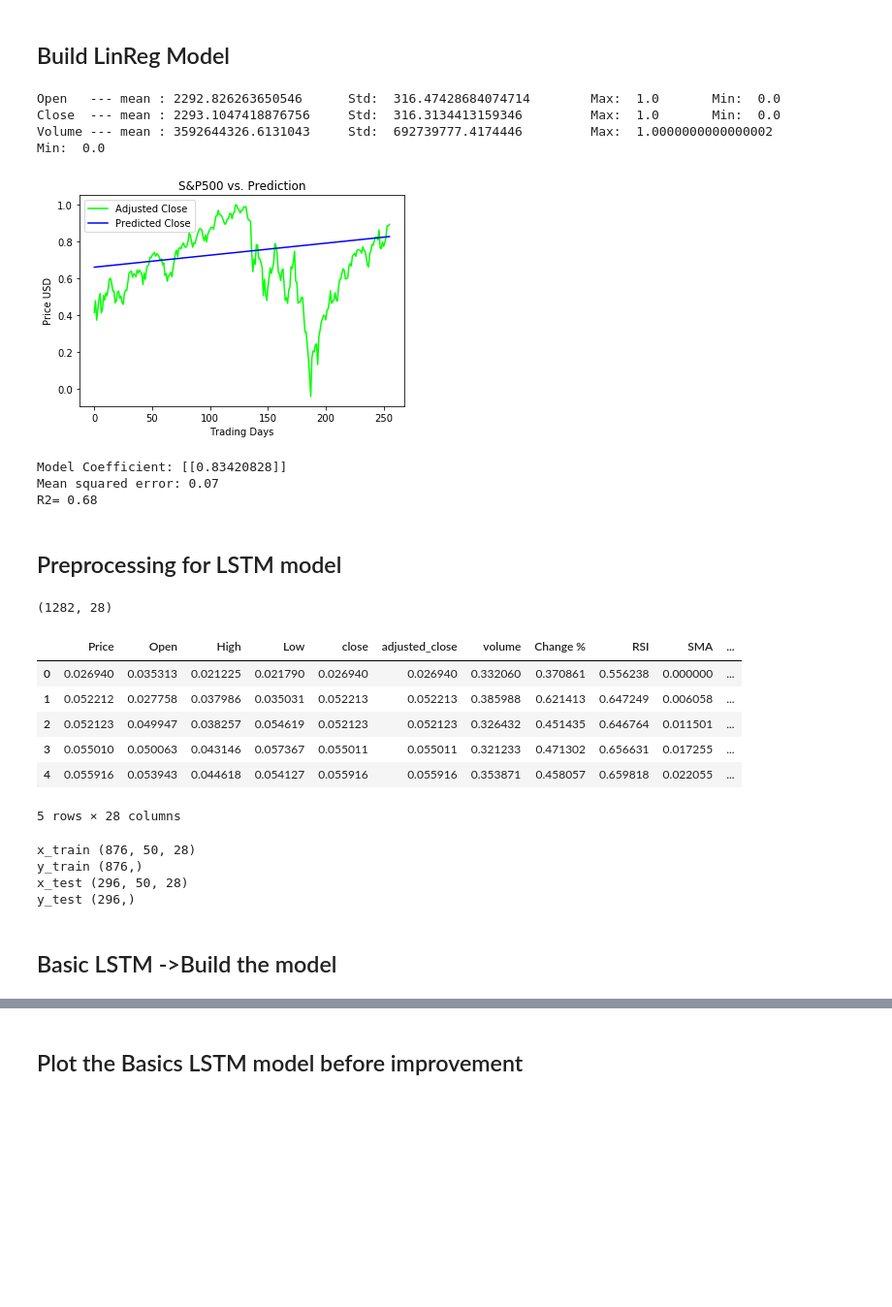
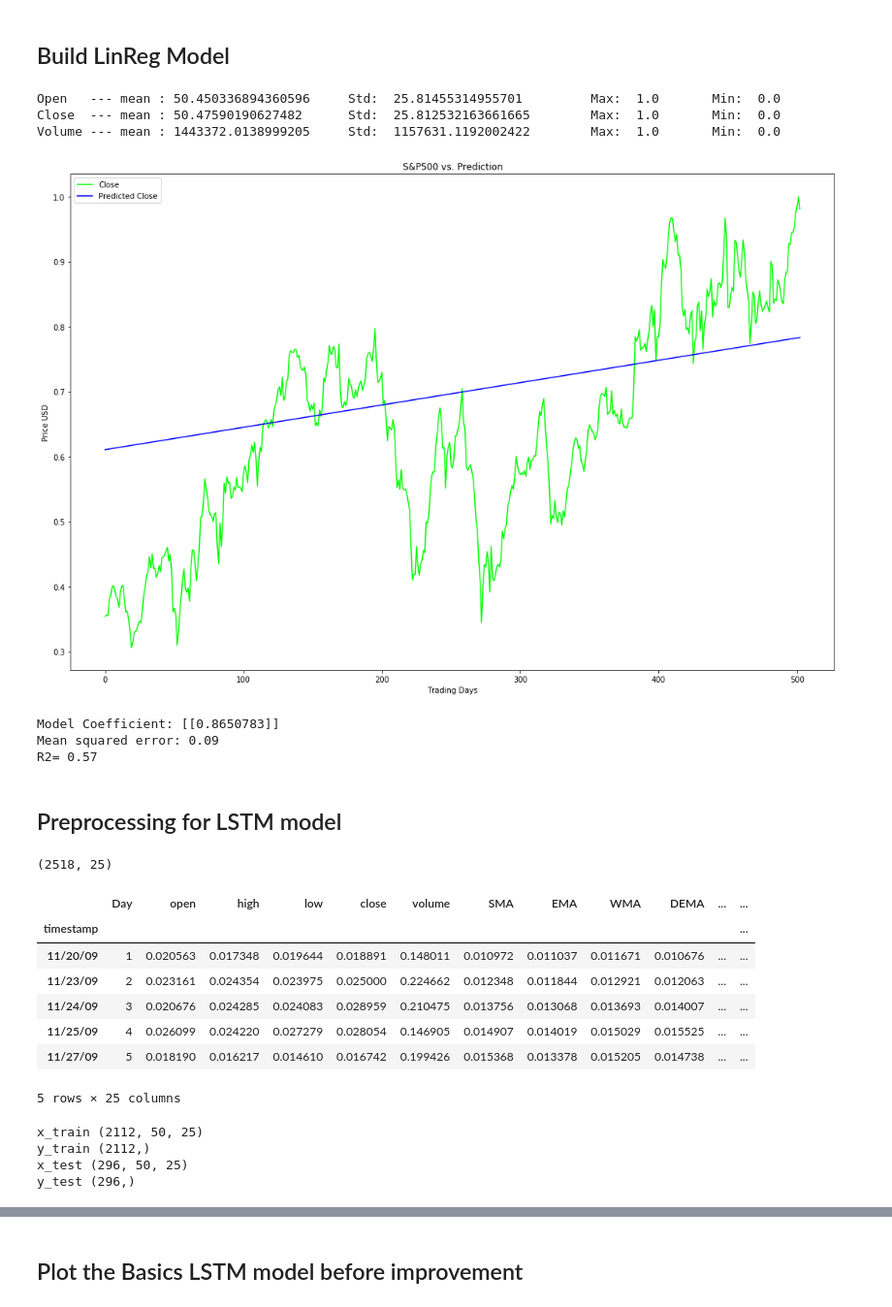
Before and after one commit to mjworthington/Online_ML_4803, a Jupyter notebook: NASDAQ_Predictor&NN.ipynb, the cells around one changed output, grey strips where cells are left out. Shown at 97% size. Saved outputs shown, nothing was run; the diff lists cells and outputs as text; code cells hidden in the pictures; blank space fills up the shorter version.

```diff
--- a/NASDAQ_Predictor&NN.ipynb
+++ b/NASDAQ_Predictor&NN.ipynb
@@ -108,6 +101,6 @@ Using TensorFlow backend.
 # %%
-Xs = data.drop(['adjusted_close'], axis=1)
-y = data['adjusted_close'].values.reshape(-1,1)
+Xs = data.drop(['close'], axis=1)
+y = data['close'].values.reshape(-1,1)
 
 lasso = Lasso()
 
@@ -277,14 +265,9 @@ sns.clustermap(corr)
 ## Linear Regression
 # %%
 data_2=pd.DataFrame()
-data_2=pd.read_csv('SP500hist_data.csv',header=0,encoding = 'unicode_escape')
-#take out the comma in string objects and convert them to a floating point #
-data_2['Price'] = data_2["Price"].apply(lambda x: float(x.split()[0].replace(',', '')))
-data_2['Open'] = data_2["Open"].apply(lambda x: float(x.split()[0].replace(',', '')))
-data_2['High'] = data_2["High"].apply(lambda x: float(x.split()[0].replace(',', '')))
-data_2['Low'] = data_2["Low"].apply(lambda x: float(x.split()[0].replace(',', '')))
-data_2['Change %'] = data_2["Change %"].apply(lambda x: float(x.split()[0].replace('%', '')))
-# print(data_2.head())
+index=0
+data_2=pd.read_csv('NASDAQ_FEATURES.csv',header=0,encoding = 'unicode_escape',index_col=index)
+# print(data_2)
 
 def scale_range(x, input_range, target_range):
 
@@ -300,10 +283,10 @@ def train_test_split_linear_regression(data_2):
 
     # Convert dataframe columns to numpy arrays for scikit learn
     # fix this later
-    for index, row in data.iterrows():
+    for index, row in data_2.iterrows():
         # print([np.array(row['close'])])
         feature.append([row['Day']])
-        label.append([(row['adjusted_close'])])
+        label.append([(row['close'])])
 
 
     # Regularize the feature and target arrays and store min/max of input data for rescaling later
@@ -317,7 +300,7 @@ def train_test_split_linear_regression(data_2):
 
     # Define Test/Train Split 80/20
     split = .2
-    split = int(math.floor(len(data['Day']) * split))
+    split = int(math.floor(len(data_2['Day']) * split))
 
     # Set up training and test sets
     X_train = feature_scaled[:-split]
@@ -327,7 +310,7 @@ def train_test_split_linear_regression(data_2):
     y_test = label_scaled[-split:]
 
     return X_train, X_test, y_train, y_test, label_range
-X_train, X_test, y_train, y_test, label_range= train_test_split_linear_regression(data_2)
+X_train, X_test, y_train, y_test, label_range= train_test_split_linear_regression(data)
 # %% [markdown]
 ## Build LinReg Model
 # %%
@@ -347,68 +330,70 @@ def predict_prices(model, x, label_range):
     predictions_rescaled, re_range = scale_range(predicted_price, input_range=[-1.0, 1.0], target_range=label_range)
 
     return predictions_rescaled.flatten()
-print("Open   --- mean :", np.mean(data_2['Open']),  "  \t Std: ", np.std(data_2['Open']),  "  \t Max: ", np.max(normalized_stocks['Open']),  "  \t Min: ", np.min(normalized_stocks['Open']))
+print("Open   --- mean :", np.mean(data_2['open']),  "  \t Std: ", np.std(data_2['open']),  "  \t Max: ", np.max(normalized_stocks['open']),  "  \t Min: ", np.min(normalized_stocks['open']))
 print("Close  --- mean :", np.mean(data_2['close']), "  \t Std: ", np.std(data_2['close']), "  \t Max: ", np.max(normalized_stocks['close']), "  \t Min: ", np.min(normalized_stocks['close']))
 print("Volume --- mean :", np.mean(data_2['volume']),"  \t Std: ", np.std(data_2['volume']),"  \t Max: ", np.max(normalized_stocks['volume']),"  \t Min: ", np.min(normalized_stocks['volume']))
 # %% [output]
-Open   --- mean : 2292.826263650546      Std:  316.47428684074714        Max:  1.0       Min:  0.0
-Close  --- mean : 2293.1047418876756     Std:  316.3134413159346         Max:  1.0       Min:  0.0
-Volume --- mean : 3592644326.6131043     Std:  692739777.4174446         Max:  1.0000000000000002        Min:  0.0
+Open   --- mean : 50.450336894360596     Std:  25.81455314955701         Max:  1.0       Min:  0.0
+Close  --- mean : 50.47590190627482      Std:  25.812532163661665        Max:  1.0       Min:  0.0
+Volume --- mean : 1443372.0138999205     Std:  1157631.1192002422        Max:  1.0       Min:  0.0
 # %%
 
 import matplotlib.pyplot as plt
 import numpy as np
 from sklearn import datasets, linear_model
 from sklearn.metrics import mean_squared_error, r2_score
-def plot_prediction(actual, prediction, title='S&P500 vs. Prediction', y_label='Price USD', x_label='Trading Days'):
+def plot_prediction(actual, prediction, title='Actual NASDAQ vs Prediction', y_label='Price USD', x_label='Trading Days'):
 
     fig = plt.figure()
     ax = fig.add_subplot(111)
 
     # Add labels
     plt.ylabel(y_label)
     plt.xlabel(x_label)
 
     # Plot actual and predicted close values
 
-    plt.plot(actual, '#00FF00', label='Adjusted Close')
+    plt.plot(actual, '#00FF00', label='Close')
     plt.plot(prediction, '#0000FF', label='Predicted Close')
 
     # Set title
     ax.set_title(title)
     ax.legend(loc='upper left')
     plt.show()
 # Building the model for simple linear regression
 model=build_model(X_train,y_train)
 simple_predictions=predict_prices(model,X_test, label_range)
 plot_prediction(y_test,simple_predictions)
 print('Model Coefficient:',model.coef_)
 # print(X_train.shape, X_test.shape, y_train.shape, y_test.shape)
 print("Mean squared error: %.2f"
       % mean_squared_error(X_train, y_train))
 print('R2= %.2f' % r2_score(X_train, y_train))
 # %% [output]
-[figure, old version]
+[figure, new version]
-Model Coefficient: [[0.83420828]]
-Mean squared error: 0.07
-R2= 0.68
+Model Coefficient: [[0.8650783]]
+Mean squared error: 0.09
+R2= 0.57
 # %% [markdown]
 ## Preprocessing for LSTM model
 # %%
 import os
-normalIzed_stocks=data
-normalized_stocks=normalized_stocks.drop('Day',1)
+normalized_stocks=data_2
+# normalized_stocks=normalized_stocks.drop('Day',1)
+normalized_stocks=get_normalized_data(normalized_stocks,feature_list,scaler='MinMaxScaler()')
 display(normalized_stocks.shape)
 display(normalized_stocks.head())
 # %% [output]
-(1282, 28)
+(2518, 25)
-|  | Price | Open | High | Low | close | adjusted_close | volume | Change % | RSI | SMA | ... |
-| 0 | 0.026940 | 0.035313 | 0.021225 | 0.021790 | 0.026940 | 0.026940 | 0.332060 | 0.370861 | 0.556238 | 0.000000 | ... |
-| 1 | 0.052212 | 0.027758 | 0.037986 | 0.035031 | 0.052213 | 0.052213 | 0.385988 | 0.621413 | 0.647249 | 0.006058 | ... |
-| 2 | 0.052123 | 0.049947 | 0.038257 | 0.054619 | 0.052123 | 0.052123 | 0.326432 | 0.451435 | 0.646764 | 0.011501 | ... |
-| 3 | 0.055010 | 0.050063 | 0.043146 | 0.057367 | 0.055011 | 0.055011 | 0.321233 | 0.471302 | 0.656631 | 0.017255 | ... |
-| 4 | 0.055916 | 0.053943 | 0.044618 | 0.054127 | 0.055916 | 0.055916 | 0.353871 | 0.458057 | 0.659818 | 0.022055 | ... |
+|  | Day | open | high | low | close | volume | SMA | EMA | WMA | DEMA | ... | ... |
+| timestamp |  |  |  |  |  |  |  |  |  |  |  | ... |
+| 11/20/09 | 1 | 0.020563 | 0.017348 | 0.019644 | 0.018891 | 0.148011 | 0.010972 | 0.011037 | 0.011671 | 0.010676 | ... | ... |
+| 11/23/09 | 2 | 0.023161 | 0.024354 | 0.023975 | 0.025000 | 0.224662 | 0.012348 | 0.011844 | 0.012921 | 0.012063 | ... | ... |
+| 11/24/09 | 3 | 0.020676 | 0.024285 | 0.024083 | 0.028959 | 0.210475 | 0.013756 | 0.013068 | 0.013693 | 0.014007 | ... | ... |
+| 11/25/09 | 4 | 0.026099 | 0.024220 | 0.027279 | 0.028054 | 0.146905 | 0.014907 | 0.014019 | 0.015029 | 0.015525 | ... | ... |
+| 11/27/09 | 5 | 0.018190 | 0.016217 | 0.014610 | 0.016742 | 0.199426 | 0.015368 | 0.013378 | 0.015205 | 0.014738 | ... | ... |
-5 rows × 28 columns
+5 rows × 25 columns
 # %%
 def train_test_split_lstm(stocks, prediction_time=1, test_data_size=300, unroll_length=50):
 
@@ -416,11 +401,11 @@ def train_test_split_lstm(stocks, prediction_time=1, test_data_size=300, unroll_
     test_data_cut = test_data_size + unroll_length + 1
 
     x_train = stocks[0:-prediction_time - test_data_cut].as_matrix()
-    y_train = stocks[prediction_time:-test_data_cut]['adjusted_close'].as_matrix()
+    y_train = stocks[prediction_time:-test_data_cut]['close'].as_matrix()
 
     # test data
     x_test = stocks[0 - test_data_cut:-prediction_time].as_matrix()
-    y_test = stocks[prediction_time - test_data_cut:]['adjusted_close'].as_matrix()
+    y_test = stocks[prediction_time - test_data_cut:]['close'].as_matrix()
 
     return x_train, x_test, y_train, y_test
 
@@ -449,9 +434,7 @@ print("x_test", xTest.shape)
 print("y_test", yTest.shape)
 os.environ['KMP_DUPLICATE_LIB_OK']='True'
 # %% [output]
-x_train (876, 50, 28)
-y_train (876,)
-x_test (296, 50, 28)
+x_train (2112, 50, 25)
+y_train (2112,)
+x_test (296, 50, 25)
 y_test (296,)
-# %% [markdown]
-## Basic LSTM ->Build the model
```
Also changed, not shown: parts of 11 cells of this notebook.
